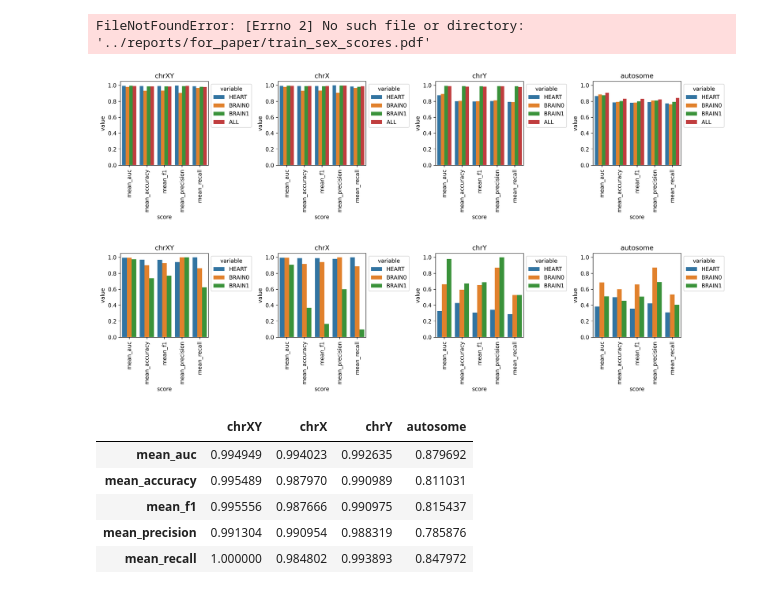
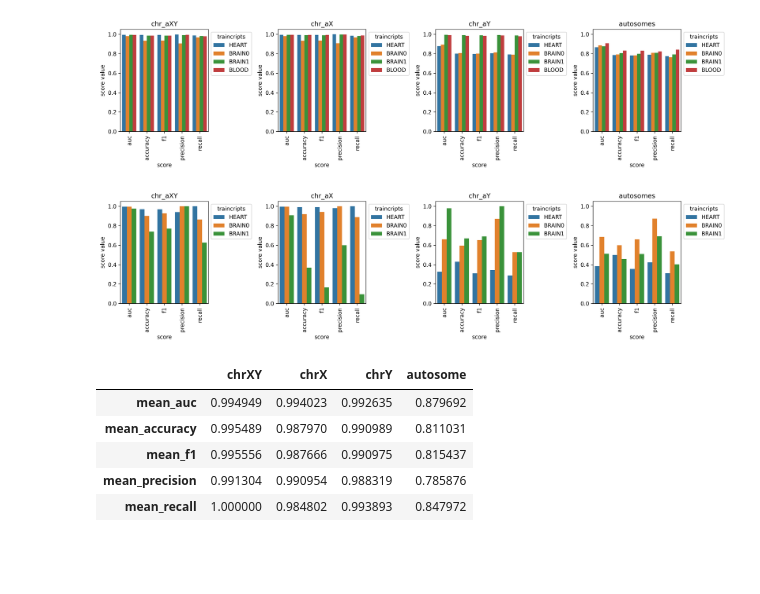
Before and after one commit to zodelheim/sea-infer-rna-seq, a Jupyter notebook: notebooks/ModelsQuality.ipynb, the cells around one changed output. Cells and saved outputs as stored; diff of their text form; code cells hidden in the pictures; blank space fills up the shorter version.

Commit message:
add sex_chromosome_names and organ_names for plotting

```diff
--- a/notebooks/ModelsQuality.ipynb
+++ b/notebooks/ModelsQuality.ipynb
@@ -233,14 +233,28 @@ HEART_df = pd.DataFrame.from_dict(train_dict['HEART'])
 BRAIN0_df = pd.DataFrame.from_dict(train_dict['BRAIN0'])
 BRAIN1_df = pd.DataFrame.from_dict(train_dict['BRAIN1'])
 # %%
+sex_chromosome_names = {
+    'chrXY': 'chr_aXY',
+    'autosome': "autosomes",
+    'chrX': "chr_aX",
+    'chrY': "chr_aY"
+}
+
+organ_names = {
+    'BRAIN0': "BRAIN0",
+    "HEART": "HEART",
+    "BRAIN1": "BRAIN1",
+    'None': "BLOOD"
+}
+
+
 fig, axs = plt.subplots(ncols=4, nrows=1, figsize=(16, 4), dpi=300)
 
-chromosome = 'chrXY'
 for ax, chromosome in zip(axs, ['chrXY', 'chrX', 'chrY', 'autosome']):
 
     dset = pd.DataFrame(
         np.zeros((5, 4)),
-        columns=("ALL", 'HEART', "BRAIN0", "BRAIN1"),
+        columns=("BLOOD", 'HEART', "BRAIN0", "BRAIN1"),
         index=TOTAL_df.index
     )
 
@@ -248,13 +262,14 @@ for ax, chromosome in zip(axs, ['chrXY', 'chrX', 'chrY', 'autosome']):
     # dset['BLOOD1']=BLOOD1_df[chromosome]
     dset['BRAIN0']=BRAIN0_df[chromosome]
     dset['BRAIN1']=BRAIN1_df[chromosome]
-    dset['ALL']=TOTAL_df[chromosome]
+    dset['BLOOD']=TOTAL_df[chromosome]
 
-    dset['score'] = dset.index
+    dset['score'] = dset.index.str[5:]
 
 
-    g = sns.barplot(dset.melt('score'), x='score', y='value', hue='variable',
-                hue_order=['HEART', 'BRAIN0', 'BRAIN1', 'ALL'],
+    g = sns.barplot(dset.melt('score').rename(columns={'variable': 'traincripts', 'value': "score value"}),
+                    x='score', y='score value', hue='traincripts',
+                hue_order=['HEART', 'BRAIN0', 'BRAIN1', 'BLOOD'],
                 ax=ax)
     g.set_ylim(0, 1.05)
     for tick in ax.get_xticklabels():
@@ -262,15 +277,15 @@ for ax, chromosome in zip(axs, ['chrXY', 'chrX', 'chrY', 'autosome']):
 
     sns.move_legend(ax, "upper left", bbox_to_anchor=(1, 1))
     plt.tight_layout()
-    ax.title.set_text(chromosome)
+    ax.title.set_text(sex_chromosome_names[chromosome])
+
     # plt.xticks(rotation=90)
     # ax.xticks(rotation=90)
 # dset.melt('score')
 
 plt.savefig('../reports/for_paper/train_sex_scores.pdf', dpi=300)
 # %% [output]
-FileNotFoundError: [Errno 2] No such file or directory: '../reports/for_paper/train_sex_scores.pdf'
-[figure, old version]
+[figure, new version]
 # %%
 
 # HEART_eval_df = pd.DataFrame.from_dict(HEART_eval)
@@ -286,37 +301,38 @@ fig, axs = plt.subplots(ncols=4, nrows=1, figsize=(16, 4), dpi=300)
 
 chromosome = 'chrXY'
 for ax, chromosome in zip(axs, ['chrXY', 'chrX', 'chrY', 'autosome']):
 
     dset = pd.DataFrame(
         np.zeros((5, 3)),
         columns=('HEART', "BRAIN0", "BRAIN1"),
         index=TOTAL_df.index
     )
 
     dset['HEART']=HEART_eval_df[chromosome]
     # dset['BLOOD1']=BLOOD1_df[chromosome]
     dset['BRAIN0']=BRAIN0_eval_df[chromosome]
     dset['BRAIN1']=BRAIN1_eval_df[chromosome]
 
-    dset['score'] = dset.index
+    dset['score'] = dset.index.str[5:]
 
 
-    g = sns.barplot(dset.melt('score'), x='score', y='value', hue='variable',
+    g = sns.barplot(dset.melt('score').rename(columns={'variable': 'traincripts', 'value': "score value"}),
+                    x='score', y='score value', hue='traincripts',
                 hue_order=['HEART', 'BRAIN0', 'BRAIN1'],
                 ax=ax)
     g.set_ylim(0, 1.05)
     for tick in ax.get_xticklabels():
         tick.set_rotation(90)
 
     sns.move_legend(ax, "upper left", bbox_to_anchor=(1, 1))
     plt.tight_layout()
-    ax.title.set_text(chromosome)
+    ax.title.set_text(sex_chromosome_names[chromosome])
     # plt.xticks(rotation=90)
     # ax.xticks(rotation=90)
 # dset.melt('score')
 plt.savefig('../reports/for_paper/eval_sex_scores.pdf', dpi=300)
 # %% [output]
-[figure, old version]
+[figure, new version]
 # %%
 ## на 50 транскриптах
 
```
